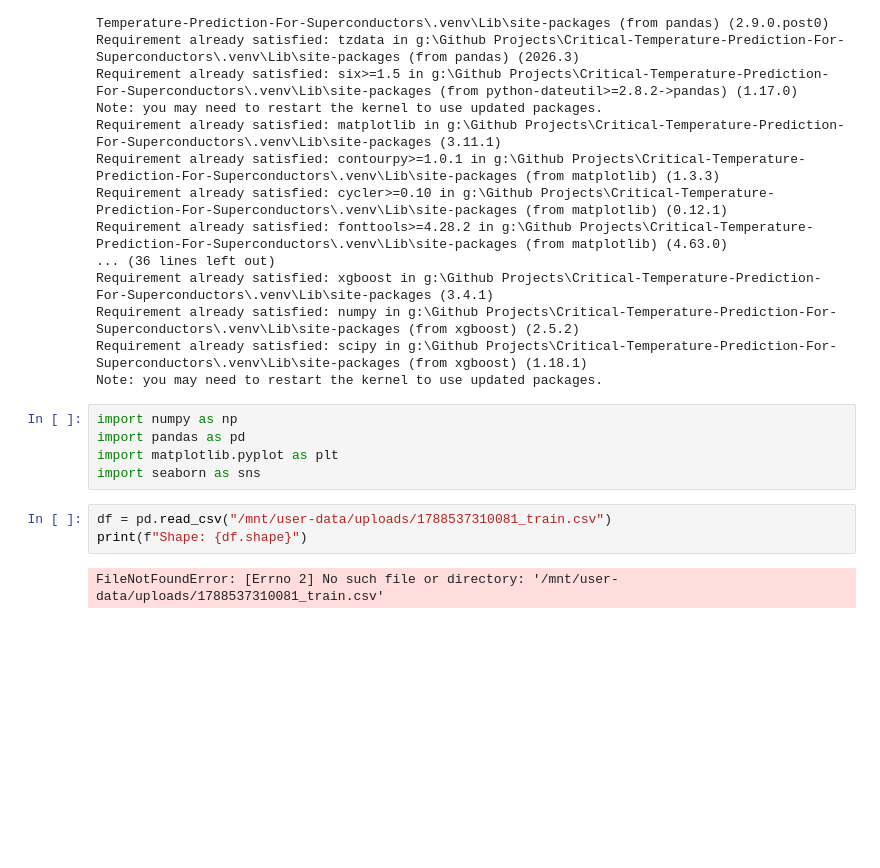
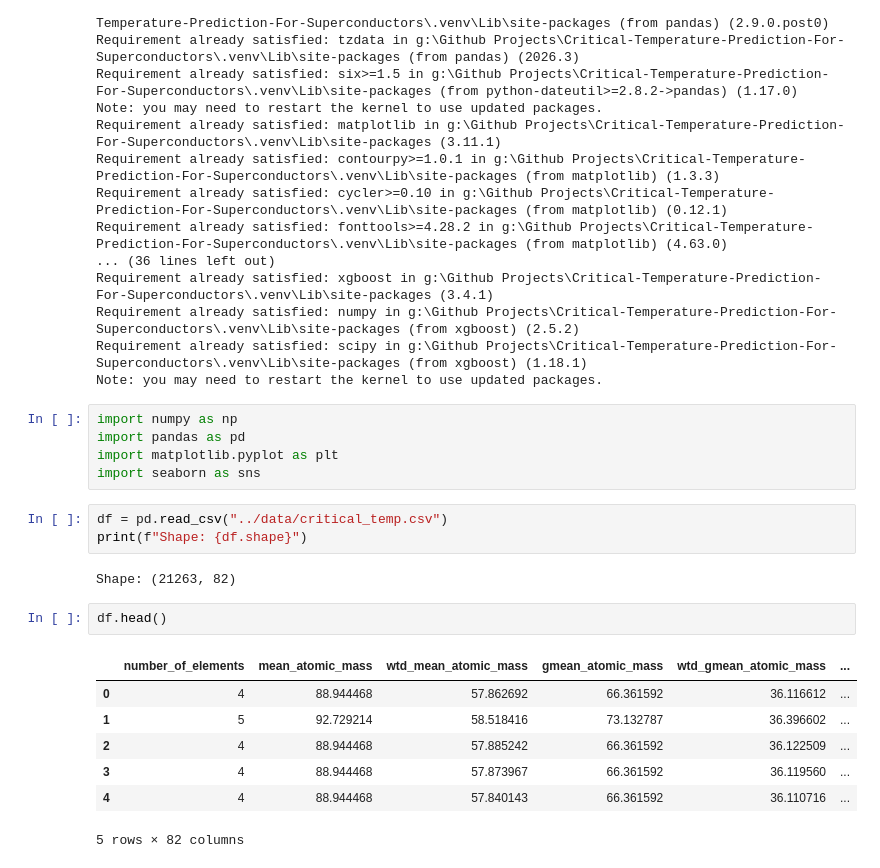
Before and after one commit to VidhunRangaraajan/Critical-Temperature-Prediction-For-Superconductors, a Jupyter notebook: notebooks/Critical_Temperature.ipynb, the cells around one changed output. Cells and saved outputs as stored; diff of their text form; blank space fills up the shorter version.

```diff
--- a/notebooks/Critical_Temperature.ipynb
+++ b/notebooks/Critical_Temperature.ipynb
@@ -30,7 +30,17 @@ import pandas as pd
 import matplotlib.pyplot as plt
 import seaborn as sns
 # %%
-df = pd.read_csv("/mnt/user-data/uploads/1788537310081_train.csv")
+df = pd.read_csv("../data/critical_temp.csv")
 print(f"Shape: {df.shape}")
 # %% [output]
-FileNotFoundError: [Errno 2] No such file or directory: '/mnt/user-data/uploads/1788537310081_train.csv'
+Shape: (21263, 82)
+# %%
+df.head()
+# %% [output]
+|  | number_of_elements | mean_atomic_mass | wtd_mean_atomic_mass | gmean_atomic_mass | wtd_gmean_atomic_mass | ... |
+| 0 | 4 | 88.944468 | 57.862692 | 66.361592 | 36.116612 | ... |
+| 1 | 5 | 92.729214 | 58.518416 | 73.132787 | 36.396602 | ... |
+| 2 | 4 | 88.944468 | 57.885242 | 66.361592 | 36.122509 | ... |
+| 3 | 4 | 88.944468 | 57.873967 | 66.361592 | 36.119560 | ... |
+| 4 | 4 | 88.944468 | 57.840143 | 66.361592 | 36.110716 | ... |
+5 rows × 82 columns
```
Also changed, not shown: parts of 16 cells of this notebook.
